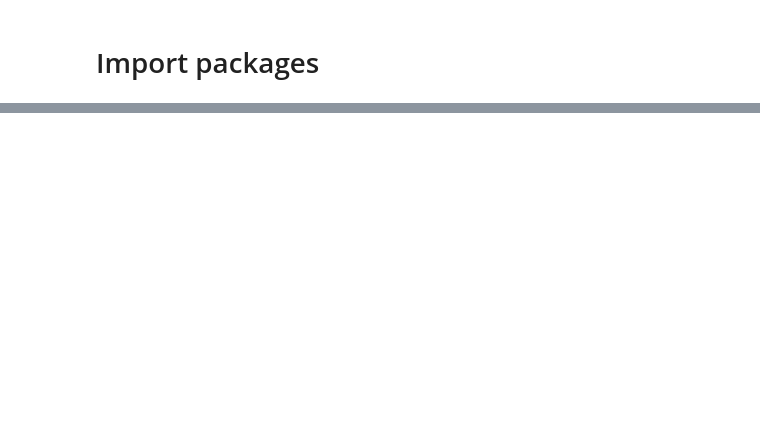
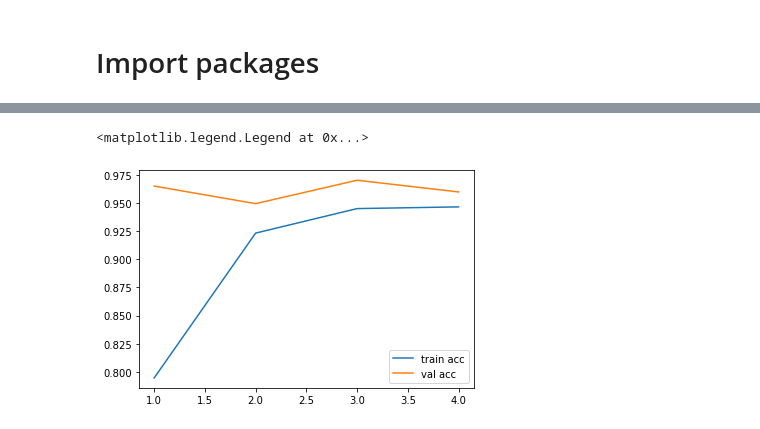
Before and after one commit to JoeBrowz/pneumonia-neural-net, a Jupyter notebook: Exploratory NN Notebook.ipynb, the cells around one changed output, grey strips where cells are left out. Cells and saved outputs as stored; diff of their text form; code cells hidden in the pictures; blank space fills up the shorter version.

```diff
--- a/Exploratory NN Notebook.ipynb
+++ b/Exploratory NN Notebook.ipynb
@@ -119,0 +143,9 @@ Epoch 4/4
+# %%
+plt.plot(range(1,num_epochs+1), history.history['acc'], label = 'train acc')
+plt.plot(range(1,num_epochs+1), history.history['val_acc'], label = 'val acc')
+
+
+plt.legend()
+# %% [output]
+<matplotlib.legend.Legend at 0x...>
+[figure, added]
```
Also changed, not shown: parts of 27 cells of this notebook, 3 other files.
